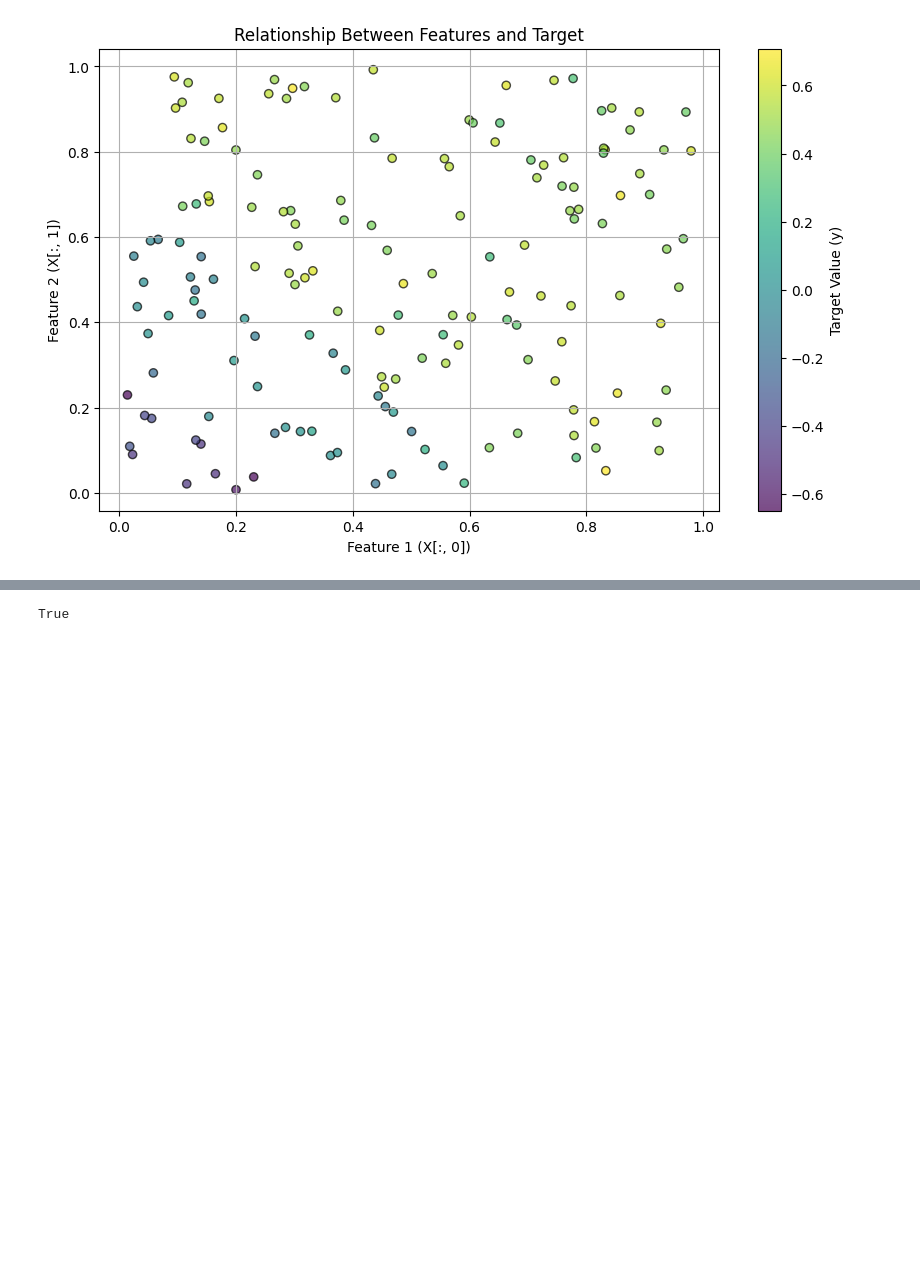
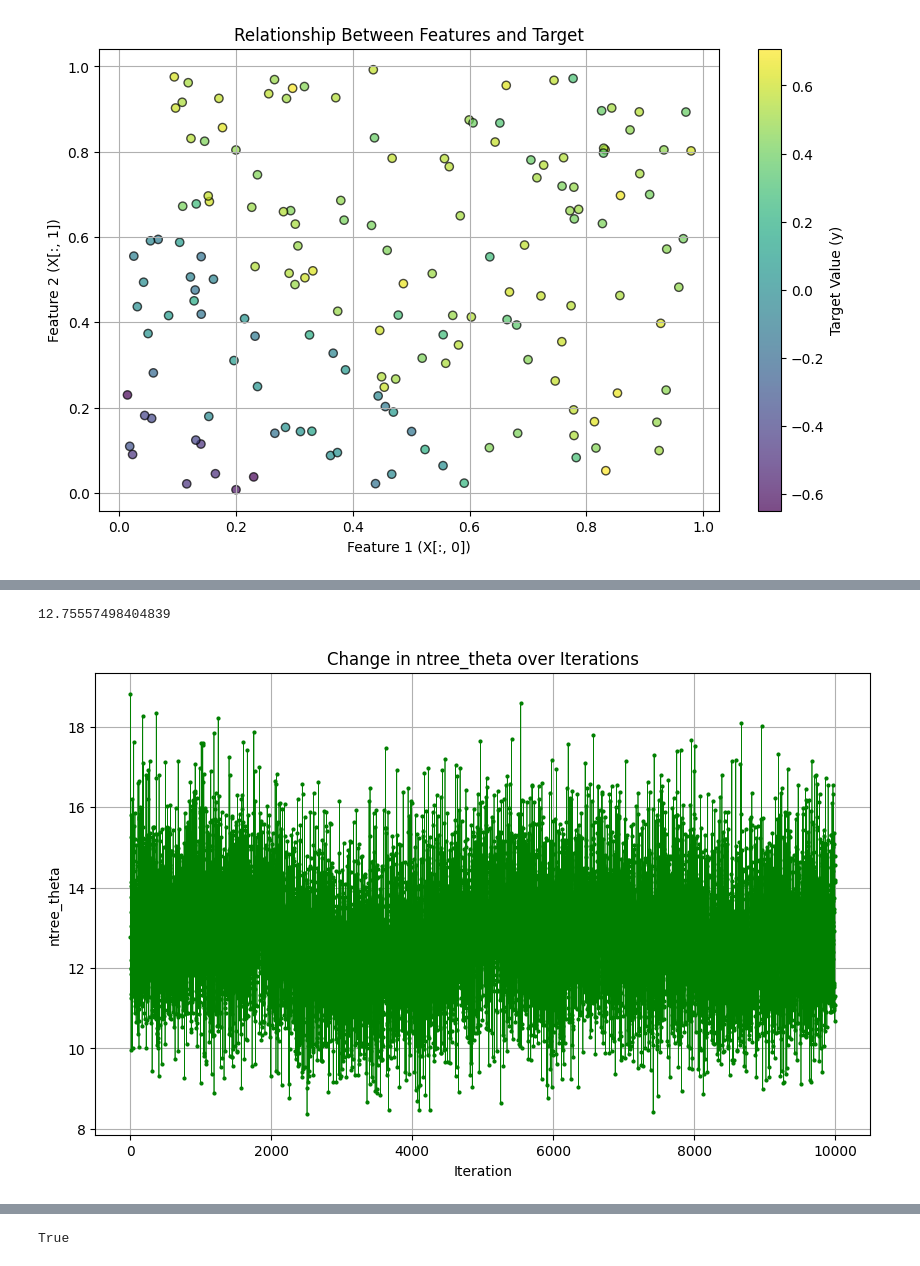
Before and after one commit to yanshuotan/bart-playground, a Jupyter notebook: notebooks/test_MCMC_BD.ipynb, the cells around one changed output, grey strips where cells are left out. Saved outputs shown, nothing was run; the diff lists cells and outputs as text; code cells hidden in the pictures; blank space fills up the shorter version.

```diff
--- a/notebooks/test_MCMC_BD.ipynb
+++ b/notebooks/test_MCMC_BD.ipynb
@@ -88,3 +91,20 @@ plt.show()
+# %%
+# Extract ntree_theta from global_params for each trace
+ntree_theta_list = [trace.global_params['ntree_theta'] for trace in bart.trace]
+np.mean(ntree_theta_list)
+# %% [output]
+12.75557498404839
+# %%
+# Plot ntree_theta over iterations
+plt.figure(figsize=(10, 6))
+plt.plot(range(len(ntree_theta_list)), ntree_theta_list, marker='o', markersize=2, linestyle='-', linewidth=0.5, color='g')
+plt.title('Change in ntree_theta over Iterations')
+plt.xlabel('Iteration')
+plt.ylabel('ntree_theta')
+plt.grid(True)
+plt.show()
+# %% [output]
+[figure, added]
 # %%
 print(f'Birth move count: {len(bart.sampler.birth_mh_ratios)}; mh median: {np.median(bart.sampler.birth_mh_ratios)}')
 # %% [output]
```
Also changed, not shown: parts of 13 cells of this notebook, 4 other files.
